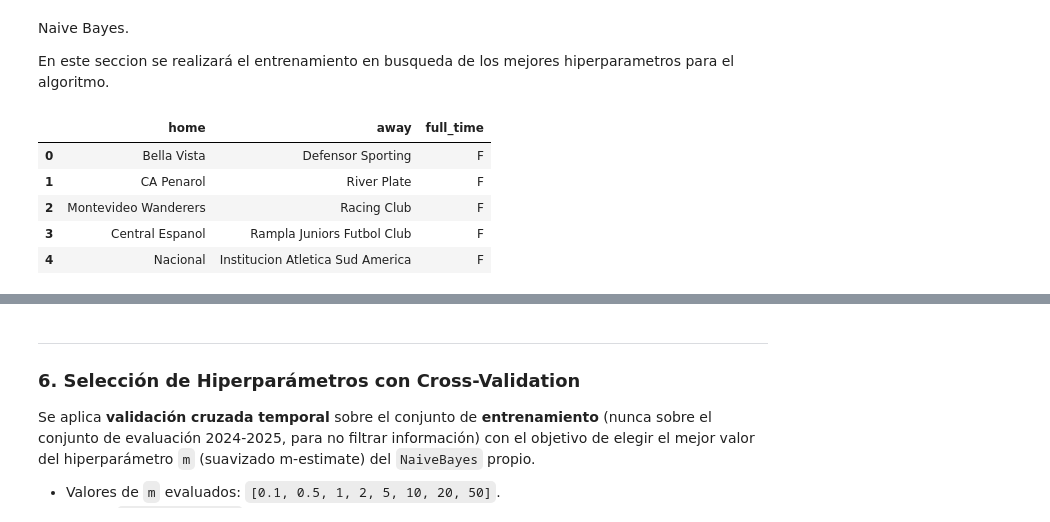
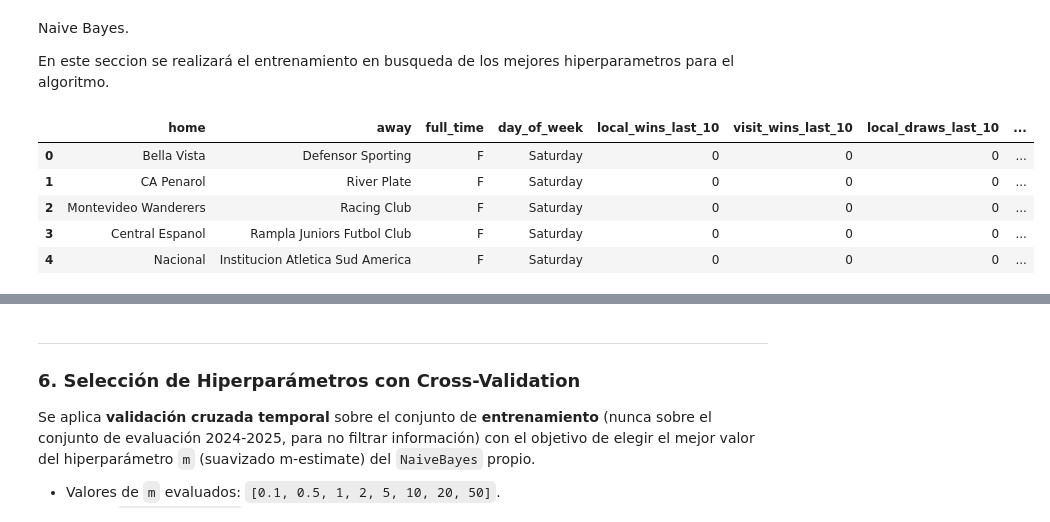
Before and after one commit to lugonca20/aprendaut_labs, a Jupyter notebook: tarea1/prueba_pipeline.ipynb, the cells around one changed output, grey strips where cells are left out. Saved outputs shown, nothing was run; the diff lists cells and outputs as text; code cells hidden in the pictures.

Commit message:
implementacion NB + atributos nuevos

```diff
--- a/tarea1/prueba_pipeline.ipynb
+++ b/tarea1/prueba_pipeline.ipynb
@@ -123,6 +105,9 @@ En esta etapa del preprocesamiento se realiza una selección de los atributos de
 constantes = dataset.nunique(dropna=False)[dataset.nunique(dropna=False) == 1]
 print("Atributos constantes detectados:")
 print(constantes)
+
+# Eliminar todas las columnas con un solo valor único
+dataset = dataset.loc[:, dataset.nunique() > 1]
 # %% [output]
 Atributos constantes detectados:
 competition       1
@@ -155,6 +140,8 @@ away_id_to_name = dataset.groupby("away_ident")["away"].nunique(dropna=False)
 
 print(f"Cada valor de home se corresponde a un solo valor de home_ident, y viceversa: ", (home_name_to_id == 1).all()  & (home_id_to_name == 1).all())
 print(f"Cada valor de away se corresponde a un solo valor de away_ident, y viceversa: ", (away_name_to_id == 1).all()  & (away_id_to_name == 1).all())
+
+dataset = dataset.drop(columns=['home_ident', 'away_ident'])
 # %% [output]
 Cada valor de home se corresponde a un solo valor de home_ident, y viceversa:  True
 Cada valor de away se corresponde a un solo valor de away_ident, y viceversa:  True
@@ -168,8 +155,6 @@ El atributo `date` se divide en los atributos `day`, `month` y `year` para repre
 En el flujo final, este procedimiento será ejecutado dentro del `Pipeline`.
 # %%
 dataset["date"] = pd.to_datetime(dataset["date"])
-dataset["day"] = dataset["date"].dt.day
+dataset["day_of_week"] = dataset["date"].dt.day_name()
 dataset["month"] = dataset["date"].dt.month
-dataset["year"] = dataset["date"].dt.year
-
-dataset.head()
+dataset['year'] = dataset['date'].dt.year
@@ -259,0 +531,16 @@ MIN_INFO_GAIN = 0.005
+# %%
+from sklearn.model_selection import GridSearchCV, TimeSeriesSplit
+
+cv_temporal = TimeSeriesSplit(n_splits=10)
+
+grid_search = GridSearchCV(
+    estimator=pipeline,
+    param_grid=param_grid,
+    scoring='f1_macro',
+    cv=cv_temporal,
+    n_jobs=-1,
+    refit=True
+)
+
+# GridSearchCV realiza internamente la validación cruzada
+grid_search.fit(X_train, Y_train)
@@ -331,22 +636,29 @@ class NaiveBayes:
         log_probabilidades = self.predict_log_proba(X)
         return log_probabilidades.idxmax(axis=1)
 # %%
-# Solo se usan atributos categóricos (día, mes y año no aportan señal para el resultado)
-atributos_naive_bayes = categorical_features
+# Se combinan atributos categóricos originales con los atributos discretos de forma reciente
+atributos_naive_bayes = categorical_features + [
+    'local_wins_last_10',
+    'visit_wins_last_10',
+    'local_draws_last_10',
+    'visit_draws_last_10',
+    'local_goals_scored_last_10',
+    'local_goals_conceded_last_10',
+    'visit_goals_scored_last_10',
+    'visit_goals_conceded_last_10',
+]
 
 X_train_nb = X_train[atributos_naive_bayes].fillna('desconocido')
 X_test_nb = X_test[atributos_naive_bayes].fillna('desconocido')
 
-
-
 X_train_nb.head()
 # %% [output]
-|  | home | away | full_time |
-| 0 | Bella Vista | Defensor Sporting | F |
-| 1 | CA Penarol | River Plate | F |
-| 2 | Montevideo Wanderers | Racing Club | F |
-| 3 | Central Espanol | Rampla Juniors Futbol Club | F |
-| 4 | Nacional | Institucion Atletica Sud America | F |
+|  | home | away | full_time | day_of_week | local_wins_last_10 | visit_wins_last_10 | local_draws_last_10 | ... |
+| 0 | Bella Vista | Defensor Sporting | F | Saturday | 0 | 0 | 0 | ... |
+| 1 | CA Penarol | River Plate | F | Saturday | 0 | 0 | 0 | ... |
+| 2 | Montevideo Wanderers | Racing Club | F | Saturday | 0 | 0 | 0 | ... |
+| 3 | Central Espanol | Rampla Juniors Futbol Club | F | Saturday | 0 | 0 | 0 | ... |
+| 4 | Nacional | Institucion Atletica Sud America | F | Saturday | 0 | 0 | 0 | ... |
 # %%
 naive_bayes = NaiveBayes(m=1.0)
 naive_bayes.fit(X_train_nb, Y_train)
```
Also changed, not shown: parts of 26 cells of this notebook, 1 other file.
